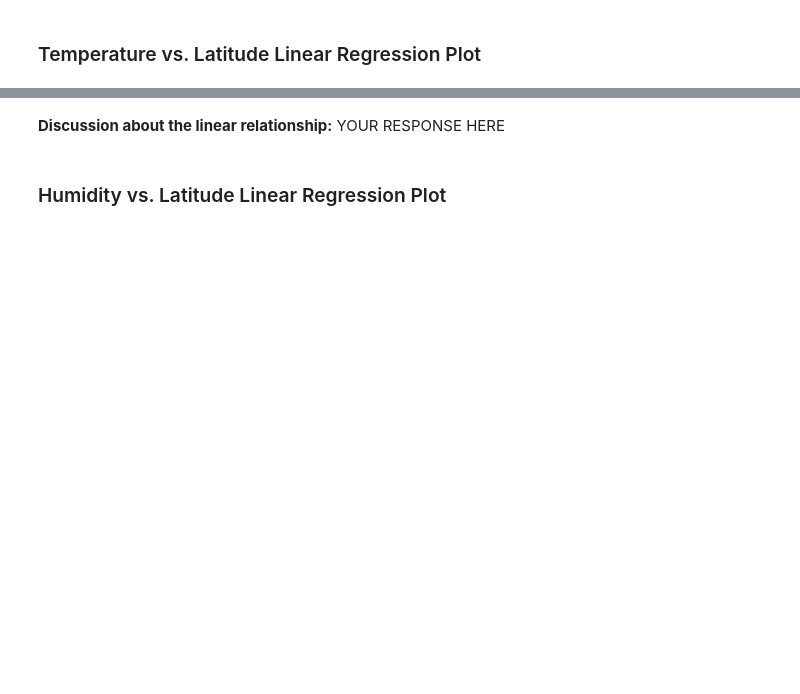
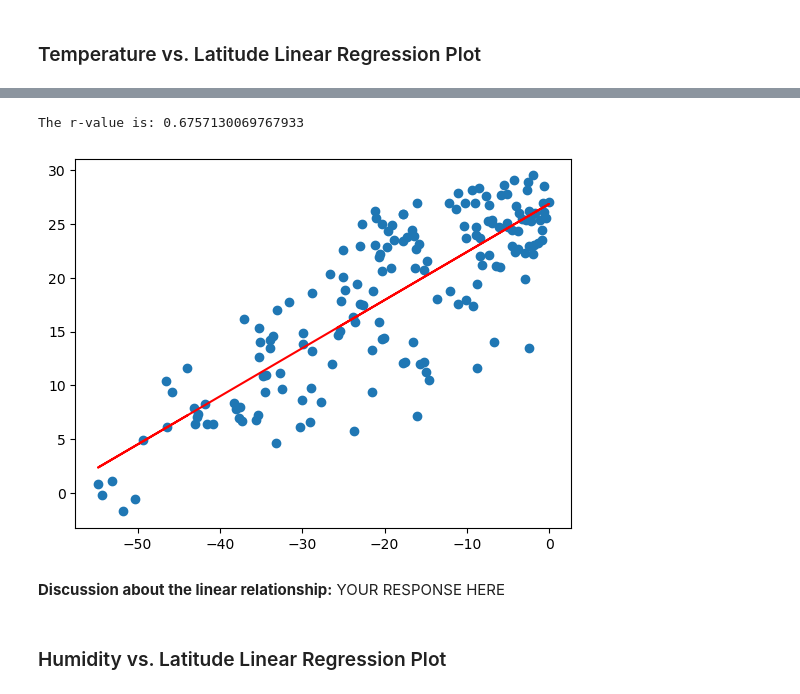
Before and after one commit to fincherc/python-api-challenge, a Jupyter notebook: WeatherPy/WeatherPy.ipynb, the cells around one changed output, grey strips where cells are left out. Cells and saved outputs as stored; diff of their text form; code cells hidden in the pictures; blank space fills up the shorter version.

```diff
--- a/WeatherPy/WeatherPy.ipynb
+++ b/WeatherPy/WeatherPy.ipynb
@@ -285,6 +302,6 @@ NameError: name 'northern_hemi_df' is not defined
 # %%
 # Create a DataFrame with the Southern Hemisphere data (Latitude < 0)
-# YOUR CODE HERE
+southern_hemi_df = city_data_df[city_data_df["Lat"] < 0]
 
 # Display sample data
 southern_hemi_df.head()
@@ -296,6 +324,9 @@ southern_hemi_df.head()
 # %%
 # Linear regression on Southern Hemisphere
-# YOUR CODE HERE
+lin_regress_plots(southern_hemi_df["Lat"], southern_hemi_df["Max Temp"])
+# %% [output]
+The r-value is: 0.6757130069767933
+[figure, added]
 # %% [markdown]
 **Discussion about the linear relationship:** YOUR RESPONSE HERE
 # %% [markdown]
```
Also changed, not shown: parts of 18 cells of this notebook, 1 other file.
